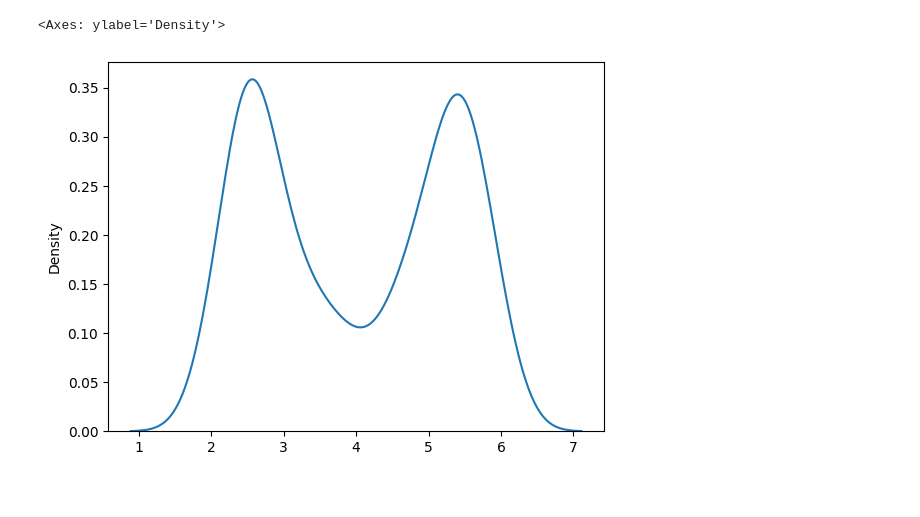
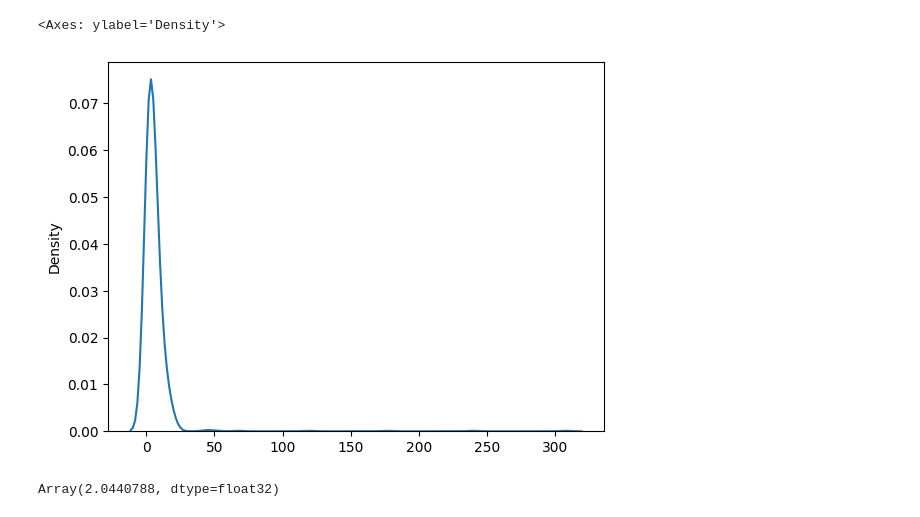
Before and after one commit to yuanqing-wang/lean, a Jupyter notebook: notebooks/sample_dw2.ipynb, the cells around one changed output. Cells and saved outputs as stored; diff of their text form; code cells hidden in the pictures.

```diff
--- a/notebooks/sample_dw2.ipynb
+++ b/notebooks/sample_dw2.ipynb
@@ -56,6 +112,38 @@ position, momentum = sampler(position, momentum)
+# %%
+position = jax.random.normal(
+    jax.random.PRNGKey(0),
+    shape=(1000, 2, 1),
+)
+momentum = jnp.zeros_like(position)
+position = position - position.mean(-2, keepdims=True)
+momentum = momentum - momentum.mean(-2, keepdims=True)
+
+from lean.schedules import SinRBFSchedule
+schedule_gaussian = SinRBFSchedule.init(jax.random.PRNGKey(1), 100)
+schedule_a = SinRBFSchedule.init(jax.random.PRNGKey(2), 100)
+schedule_b = SinRBFSchedule.init(jax.random.PRNGKey(3), 100)
+schedule_c = SinRBFSchedule.init(jax.random.PRNGKey(4), 100)
+schedules = [schedule_gaussian, schedule_a, schedule_b, schedule_c]
+
+_time_dependent_potential = partial(
+    time_dependent_potential,
+    schedule_gaussian=schedule_gaussian,
+    schedule_a=schedule_a,
+    schedule_b=schedule_b,
+    schedule_c=schedule_c,
+    log_sigma=0.0,
+)
+
+from lean.samplers import LangevinDynamics, HamiltonianMonteCarlo
+sampler = LangevinDynamics(_time_dependent_potential, step_size=1e-2, time=10)
+position, momentum, deltaS = sampler(position, momentum, key=jax.random.PRNGKey(0))
 # %%
 import seaborn as sns
-sns.kdeplot(position)
+sns.kdeplot(jnp.abs(position[:,0, 0] - position[:,1, 0]))
 # %% [output]
 <Axes: ylabel='Density'>
-[figure, old version]
+[figure, new version]
+# %%
+jnp.abs(position[:,0, 0] - position[:,1, 0]).mean()
+# %% [output]
+Array(2.0440788, dtype=float32)
```
Also changed, not shown: parts of 9 cells of this notebook, 6 other files.
